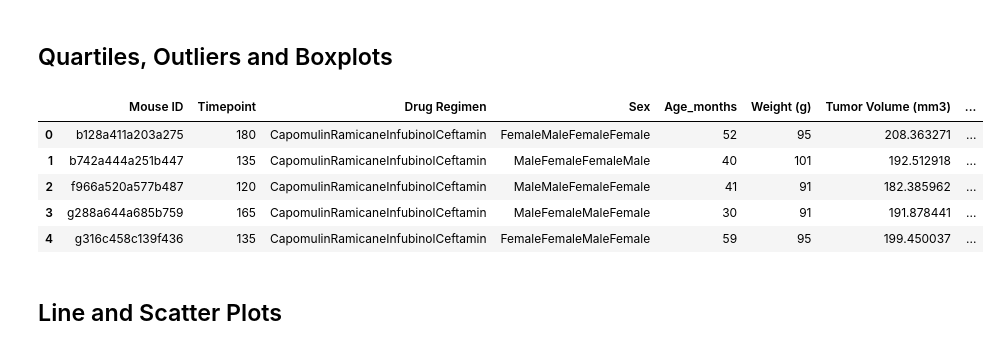
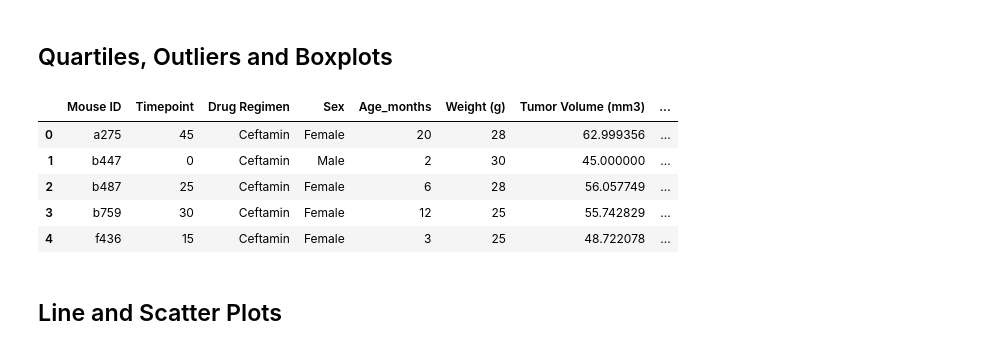
Before and after one commit to JoseH-Git/matplotlib--challenge, a Jupyter notebook: Pymaceuticals/pymaceuticals_starter.ipynb, the cells around one changed output. Drawn from its saved outputs; the diff is of its cells as text; code cells hidden in the pictures.

```diff
--- a/Pymaceuticals/pymaceuticals_starter.ipynb
+++ b/Pymaceuticals/pymaceuticals_starter.ipynb
@@ -239,45 +239,49 @@ plt.show()
 # Capomulin, Ramicane, Infubinol, and Ceftamin
 
 capomulin_df = data_clean_df.loc[data_clean_df["Drug Regimen"] == "Capomulin"]
 ramicane_df = data_clean_df.loc[data_clean_df["Drug Regimen"] == "Ramicane"]
 infubinol_df = data_clean_df.loc[data_clean_df["Drug Regimen"] == "Infubinol"]
 ceftamin_df = data_clean_df.loc[data_clean_df["Drug Regimen"] == "Ceftamin"]
 
 # Start by getting the last (greatest) timepoint for each mouse
 
-capomulin_max_timepoint = capomulin_df.groupby('Mouse ID').max()['Timepoint']
-ramicane_max_timepoint = ramicane_df.groupby('Mouse ID').max()['Timepoint']
-infubinol_max_timepoint = infubinol_df.groupby('Mouse ID').max()['Timepoint']
-ceftamin_max_timepoint = ceftamin_df.groupby('Mouse ID').max()['Timepoint']
+capomulin_max_timepoint = capomulin_df.groupby("Mouse ID").max()["Timepoint"]
+ramicane_max_timepoint = ramicane_df.groupby("Mouse ID").max()["Timepoint"]
+infubinol_max_timepoint = infubinol_df.groupby("Mouse ID").max()["Timepoint"]
+ceftamin_max_timepoint = ceftamin_df.groupby("Mouse ID").max()["Timepoint"]
+
+frame_df = pd.DataFrame({
+    "Frame": ["Ornate", "Classical", "Modern", "Wood", "Cardboard"],
+    "Price": [15.00, 12.50, 10.00, 5.00, 1.00],
+    "Sales": [100, 200, 150, 300, "N/A"]
+})
+frame_df
 
 
 # Merge this group df with the original dataframe to get the tumor volume at the last timepoint
 
 capomulin_volume = pd.DataFrame(capomulin_max_timepoint)
 capomulin_combined = pd.merge(capomulin_volume, data_clean_df, on=("Mouse ID","Timepoint"))
 capomulin_combined.head()
 
 ramicane_volume = pd.DataFrame(ramicane_max_timepoint)
 ramicane_combined = pd.merge(ramicane_volume, data_clean_df, on=("Mouse ID","Timepoint"))
 ramicane_combined.head()
 
 infubinol_volume = pd.DataFrame(infubinol_max_timepoint)
 infubinol_combined = pd.merge(infubinol_volume, data_clean_df, on=("Mouse ID","Timepoint"))
 infubinol_combined.head()
 
 ceftamin_volume = pd.DataFrame(ceftamin_max_timepoint)
 ceftamin_combined = pd.merge(ceftamin_volume, data_clean_df, on=("Mouse ID","Timepoint"))
 ceftamin_combined.head()
-
-merged_df = capomulin_combined + ramicane_combined + infubinol_combined + ceftamin_combined
-merged_df.head()
 # %% [output]
 |  | Mouse ID | Timepoint | Drug Regimen | Sex | Age_months | Weight (g) | Tumor Volume (mm3) | ... |
-| 0 | b128a411a203a275 | 180 | CapomulinRamicaneInfubinolCeftamin | FemaleMaleFemaleFemale | 52 | 95 | 208.363271 | ... |
-| 1 | b742a444a251b447 | 135 | CapomulinRamicaneInfubinolCeftamin | MaleFemaleFemaleMale | 40 | 101 | 192.512918 | ... |
-| 2 | f966a520a577b487 | 120 | CapomulinRamicaneInfubinolCeftamin | MaleMaleFemaleFemale | 41 | 91 | 182.385962 | ... |
-| 3 | g288a644a685b759 | 165 | CapomulinRamicaneInfubinolCeftamin | MaleFemaleMaleFemale | 30 | 91 | 191.878441 | ... |
-| 4 | g316c458c139f436 | 135 | CapomulinRamicaneInfubinolCeftamin | FemaleFemaleMaleFemale | 59 | 95 | 199.450037 | ... |
+| 0 | a275 | 45 | Ceftamin | Female | 20 | 28 | 62.999356 | ... |
+| 1 | b447 | 0 | Ceftamin | Male | 2 | 30 | 45.000000 | ... |
+| 2 | b487 | 25 | Ceftamin | Female | 6 | 28 | 56.057749 | ... |
+| 3 | b759 | 30 | Ceftamin | Female | 12 | 25 | 55.742829 | ... |
+| 4 | f436 | 15 | Ceftamin | Female | 3 | 25 | 48.722078 | ... |
 # %%
 # Put treatments into a list for for loop (and later for plot labels)
 
```
Also changed, not shown: parts of 2 cells of this notebook.
